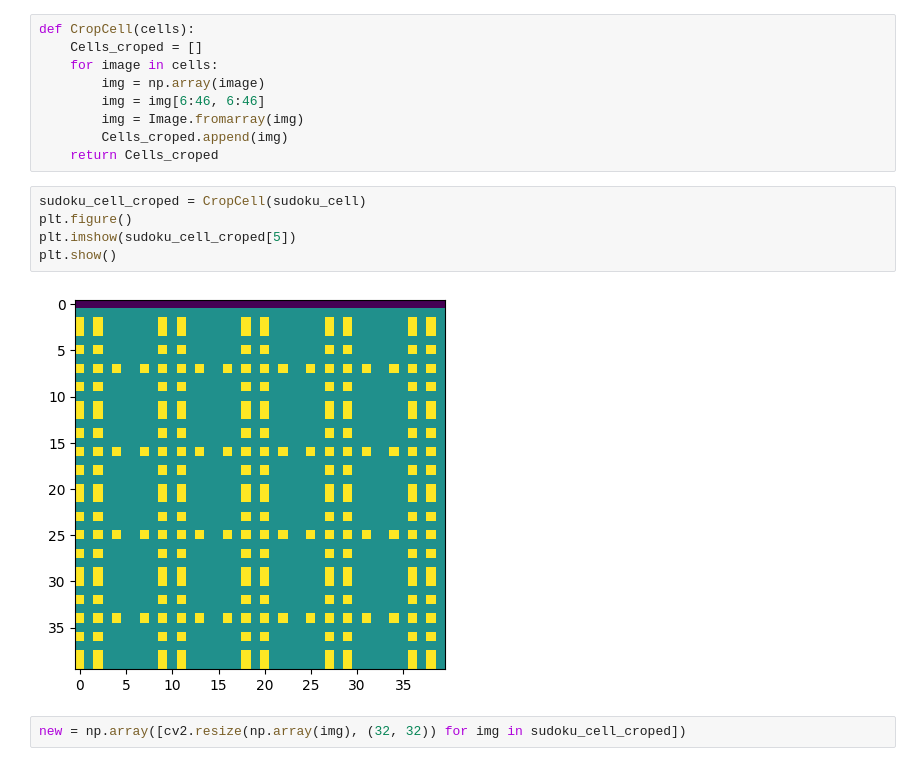
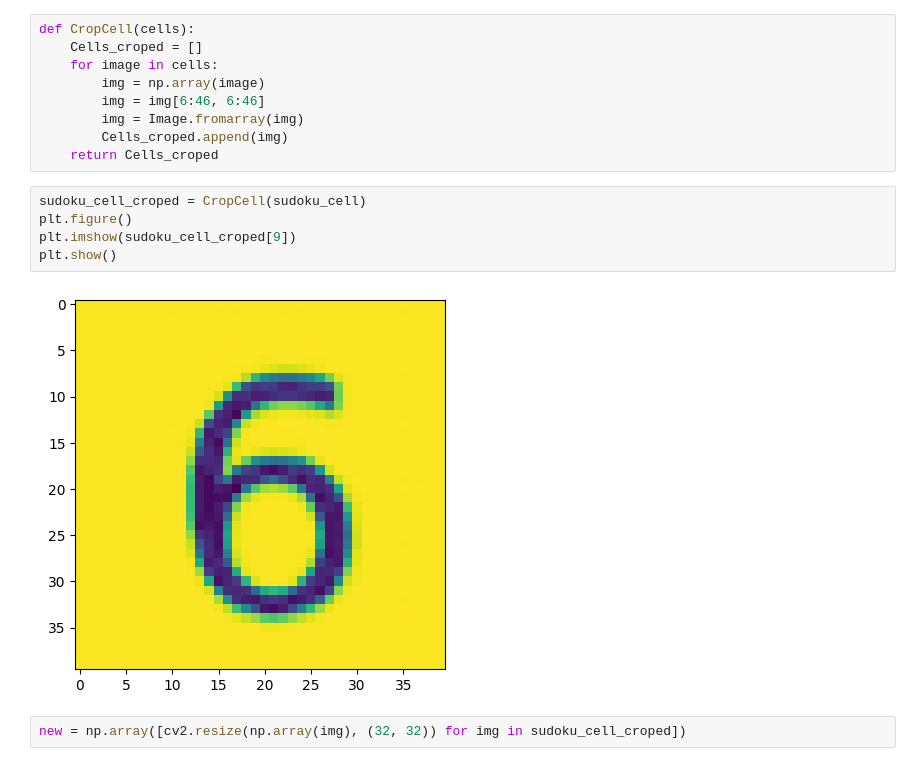
Before and after one commit to Isa1asN/sudoku_solver, a Jupyter notebook: backend/model/train.ipynb, the cells around one changed output. Drawn from its saved outputs; the diff is of its cells as text.

```diff
--- a/backend/model/train.ipynb
+++ b/backend/model/train.ipynb
@@ -293,10 +293,10 @@ def CropCell(cells):
 # %%
 sudoku_cell_croped = CropCell(sudoku_cell)
 plt.figure()
-plt.imshow(sudoku_cell_croped[5])
+plt.imshow(sudoku_cell_croped[9])
 plt.show()
 # %% [output]
-[figure, old version]
+[figure, new version]
 # %%
 new = np.array([cv2.resize(np.array(img), (32, 32)) for img in sudoku_cell_croped])
 # %%
```
Also changed, not shown: parts of 2 cells of this notebook.
